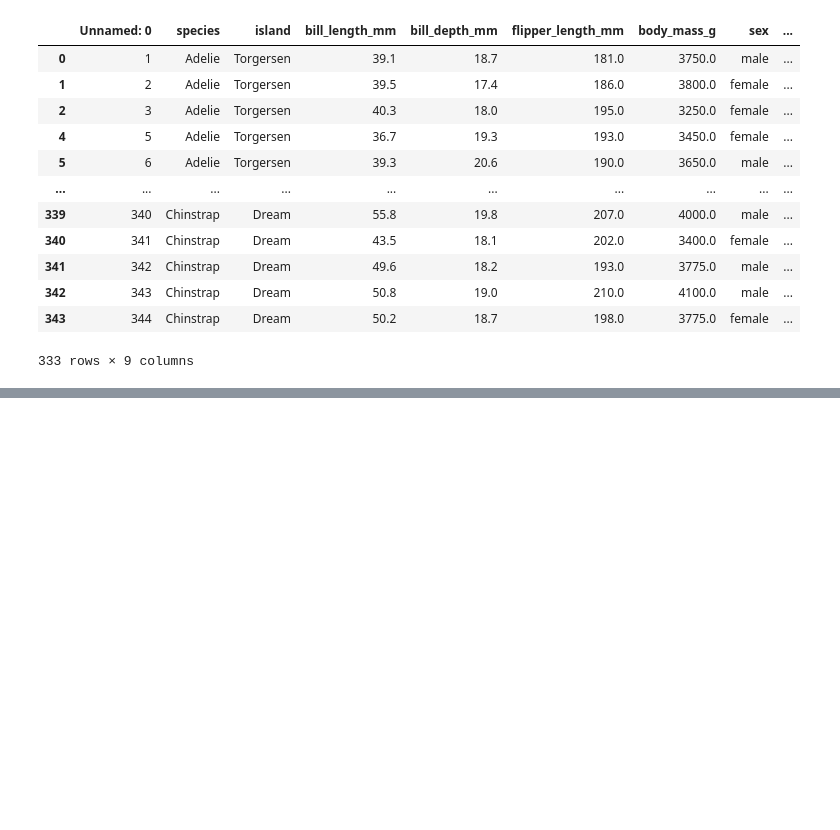
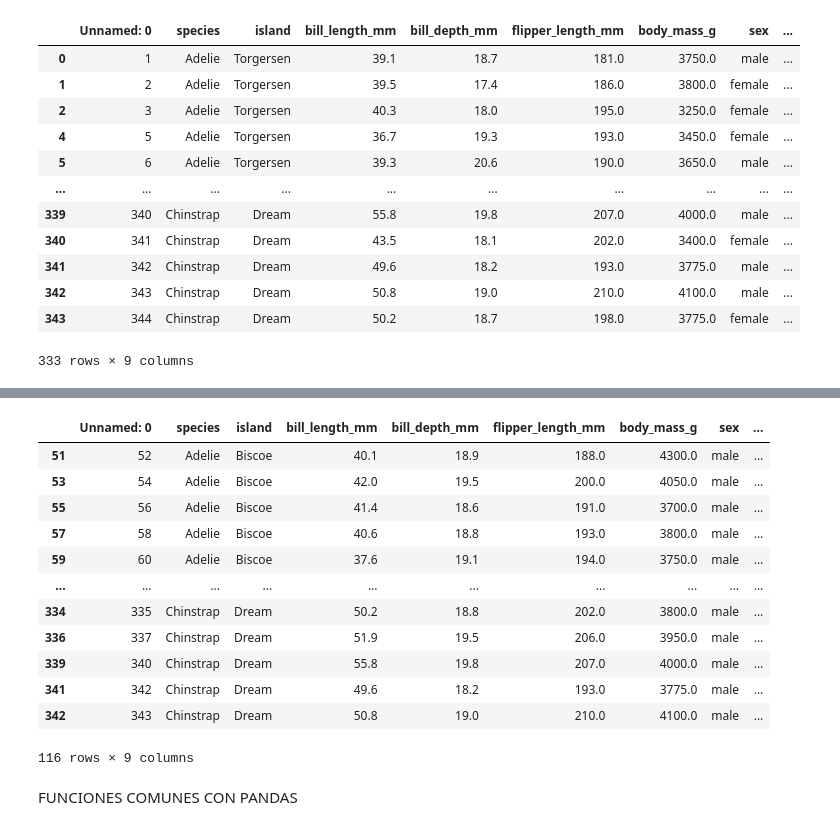
Before and after one commit to cesarmayta/BOOTCAMP_DSG1, a Jupyter notebook: repaso/02_pandas.ipynb, the cells around one changed output, grey strips where cells are left out. Cells and saved outputs as stored; diff of their text form; code cells hidden in the pictures; blank space fills up the shorter version.

Commit message:
pandas funciones y condiciones

```diff
--- a/repaso/02_pandas.ipynb
+++ b/repaso/02_pandas.ipynb
@@ -249,0 +274,18 @@ df_penguins.dropna()
+# %%
+df_penguins[(df_penguins['sex'] == 'male') & (df_penguins['year'] > 2007)]
+# %% [output]
+|  | Unnamed: 0 | species | island | bill_length_mm | bill_depth_mm | flipper_length_mm | body_mass_g | sex | ... |
+| 51 | 52 | Adelie | Biscoe | 40.1 | 18.9 | 188.0 | 4300.0 | male | ... |
+| 53 | 54 | Adelie | Biscoe | 42.0 | 19.5 | 200.0 | 4050.0 | male | ... |
+| 55 | 56 | Adelie | Biscoe | 41.4 | 18.6 | 191.0 | 3700.0 | male | ... |
+| 57 | 58 | Adelie | Biscoe | 40.6 | 18.8 | 193.0 | 3800.0 | male | ... |
+| 59 | 60 | Adelie | Biscoe | 37.6 | 19.1 | 194.0 | 3750.0 | male | ... |
+| ... | ... | ... | ... | ... | ... | ... | ... | ... | ... |
+| 334 | 335 | Chinstrap | Dream | 50.2 | 18.8 | 202.0 | 3800.0 | male | ... |
+| 336 | 337 | Chinstrap | Dream | 51.9 | 19.5 | 206.0 | 3950.0 | male | ... |
+| 339 | 340 | Chinstrap | Dream | 55.8 | 19.8 | 207.0 | 4000.0 | male | ... |
+| 341 | 342 | Chinstrap | Dream | 49.6 | 18.2 | 193.0 | 3775.0 | male | ... |
+| 342 | 343 | Chinstrap | Dream | 50.8 | 19.0 | 210.0 | 4100.0 | male | ... |
+116 rows × 9 columns
+# %% [markdown]
+FUNCIONES COMUNES CON PANDAS
```
Also changed, not shown: parts of 13 cells of this notebook.
